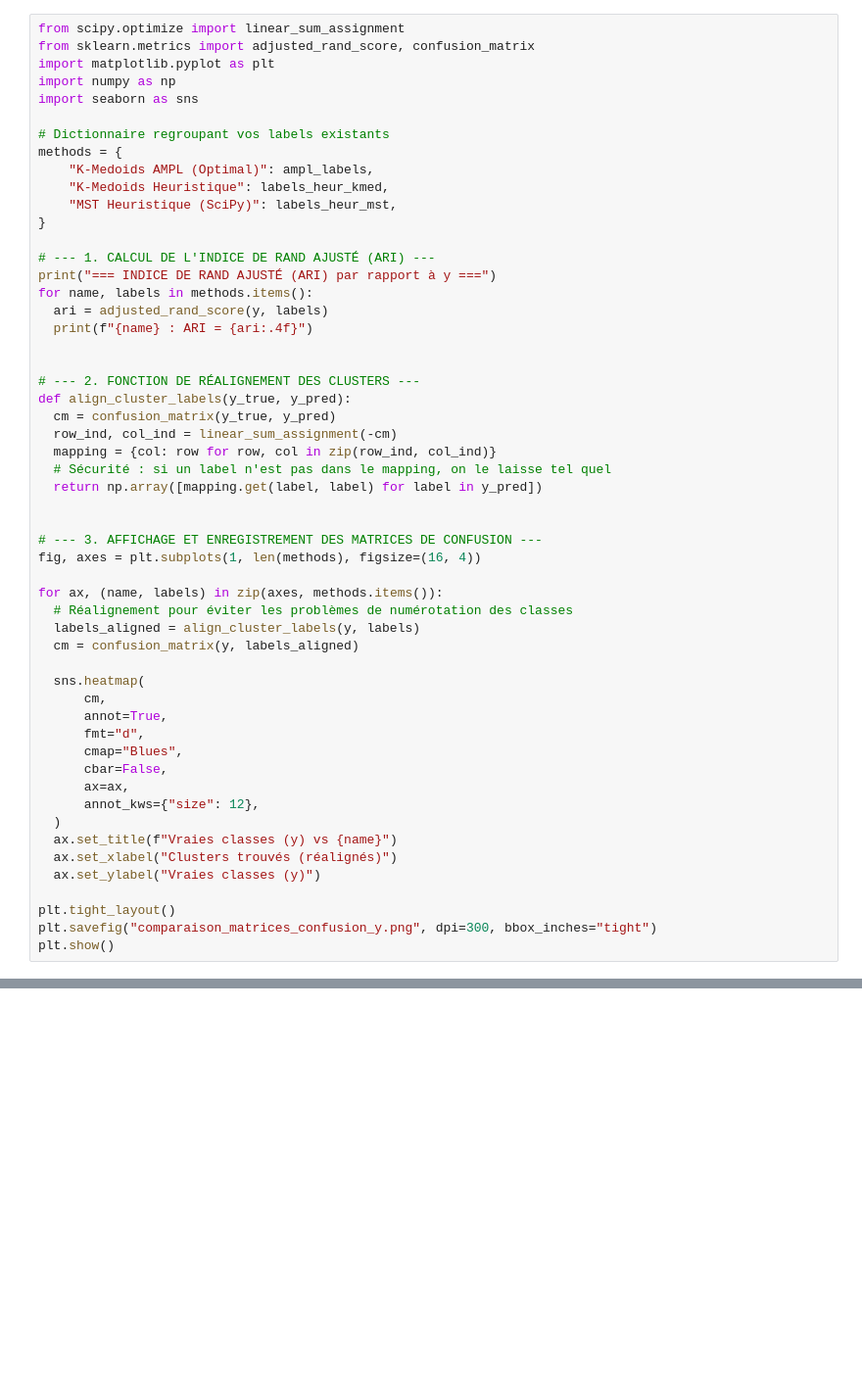
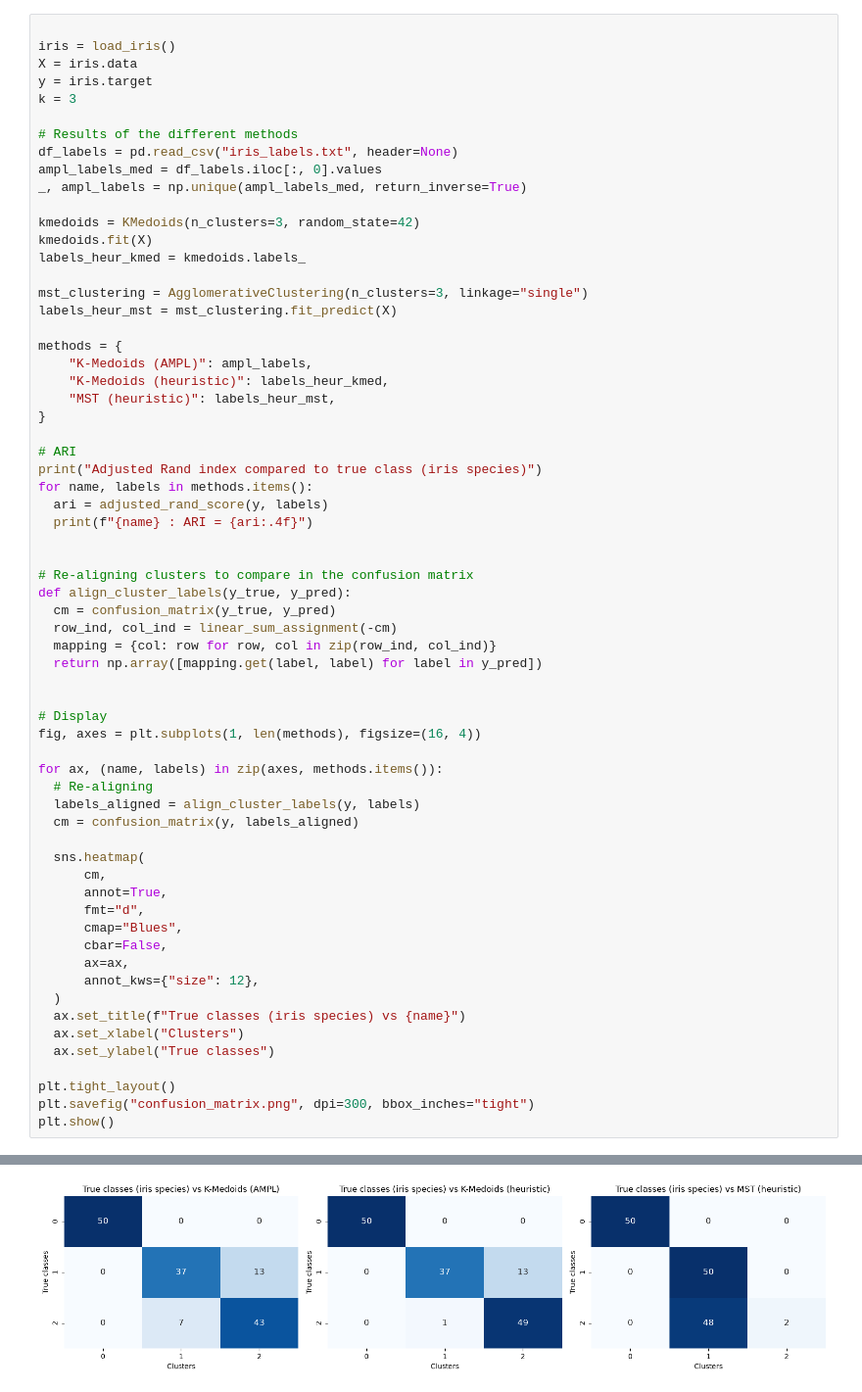
Before and after one commit to id2591/Optimisation, a Jupyter notebook: heuristic_comparison.ipynb, the cells around one changed output, grey strips where cells are left out. Shown at 98% size. Drawn from its saved outputs; the diff is of its cells as text; blank space fills up the shorter version.

Commit message:
Confusion matrix !

```diff
--- a/heuristic_comparison.ipynb
+++ b/heuristic_comparison.ipynb
@@ -184,38 +24,48 @@ plt.show()
 # %%
-from scipy.optimize import linear_sum_assignment
-from sklearn.metrics import adjusted_rand_score, confusion_matrix
-import matplotlib.pyplot as plt
-import numpy as np
-import seaborn as sns
 
-# Dictionnaire regroupant vos labels existants
+iris = load_iris()
+X = iris.data
+y = iris.target
+k = 3
+
+# Results of the different methods
+df_labels = pd.read_csv("iris_labels.txt", header=None)
+ampl_labels_med = df_labels.iloc[:, 0].values
+_, ampl_labels = np.unique(ampl_labels_med, return_inverse=True)
+
+kmedoids = KMedoids(n_clusters=3, random_state=42)
+kmedoids.fit(X)
+labels_heur_kmed = kmedoids.labels_
+
+mst_clustering = AgglomerativeClustering(n_clusters=3, linkage="single")
+labels_heur_mst = mst_clustering.fit_predict(X)
+
 methods = {
-    "K-Medoids AMPL (Optimal)": ampl_labels,
-    "K-Medoids Heuristique": labels_heur_kmed,
-    "MST Heuristique (SciPy)": labels_heur_mst,
+    "K-Medoids (AMPL)": ampl_labels,
+    "K-Medoids (heuristic)": labels_heur_kmed,
+    "MST (heuristic)": labels_heur_mst,
 }
 
-# --- 1. CALCUL DE L'INDICE DE RAND AJUSTÉ (ARI) ---
-print("=== INDICE DE RAND AJUSTÉ (ARI) par rapport à y ===")
+# ARI
+print("Adjusted Rand index compared to true class (iris species)")
 for name, labels in methods.items():
   ari = adjusted_rand_score(y, labels)
   print(f"{name} : ARI = {ari:.4f}")
 
 
-# --- 2. FONCTION DE RÉALIGNEMENT DES CLUSTERS ---
+# Re-aligning clusters to compare in the confusion matrix
 def align_cluster_labels(y_true, y_pred):
   cm = confusion_matrix(y_true, y_pred)
   row_ind, col_ind = linear_sum_assignment(-cm)
   mapping = {col: row for row, col in zip(row_ind, col_ind)}
-  # Sécurité : si un label n'est pas dans le mapping, on le laisse tel quel
   return np.array([mapping.get(label, label) for label in y_pred])
 
 
-# --- 3. AFFICHAGE ET ENREGISTREMENT DES MATRICES DE CONFUSION ---
+# Display
 fig, axes = plt.subplots(1, len(methods), figsize=(16, 4))
 
 for ax, (name, labels) in zip(axes, methods.items()):
-  # Réalignement pour éviter les problèmes de numérotation des classes
+  # Re-aligning
   labels_aligned = align_cluster_labels(y, labels)
   cm = confusion_matrix(y, labels_aligned)
 
@@ -228,11 +78,11 @@ for ax, (name, labels) in zip(axes, methods.items()):
       ax=ax,
       annot_kws={"size": 12},
   )
-  ax.set_title(f"Vraies classes (y) vs {name}")
-  ax.set_xlabel("Clusters trouvés (réalignés)")
-  ax.set_ylabel("Vraies classes (y)")
+  ax.set_title(f"True classes (iris species) vs {name}")
+  ax.set_xlabel("Clusters")
+  ax.set_ylabel("True classes")
 
 plt.tight_layout()
-plt.savefig("comparaison_matrices_confusion_y.png", dpi=300, bbox_inches="tight")
+plt.savefig("confusion_matrix.png", dpi=300, bbox_inches="tight")
 plt.show()
 # %% [output]
@@ -239,0 +93 @@ NameError: name 'ampl_labels' is not defined
+[figure, added]
```
Also changed, not shown: parts of 7 cells of this notebook, 4 other files.
